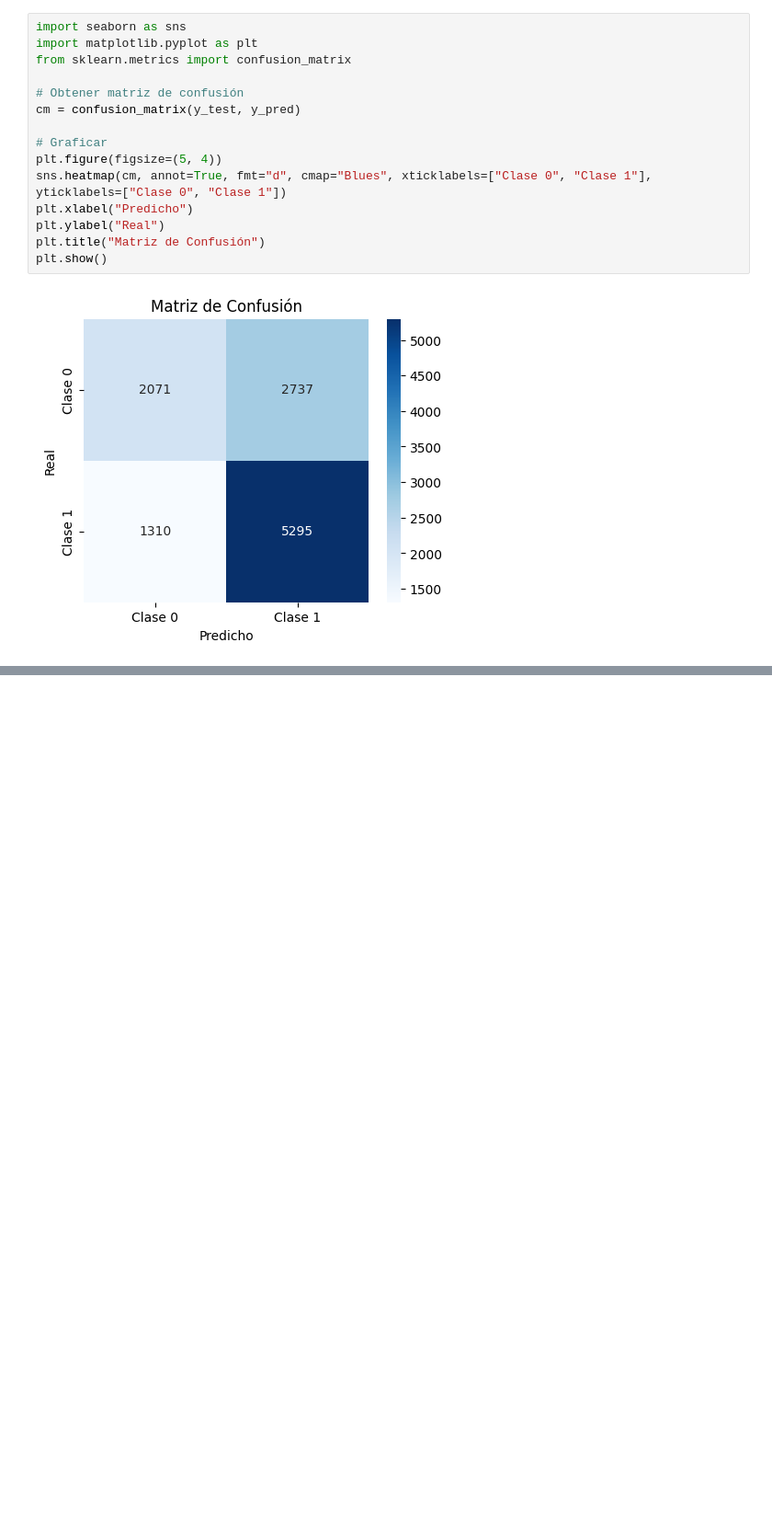
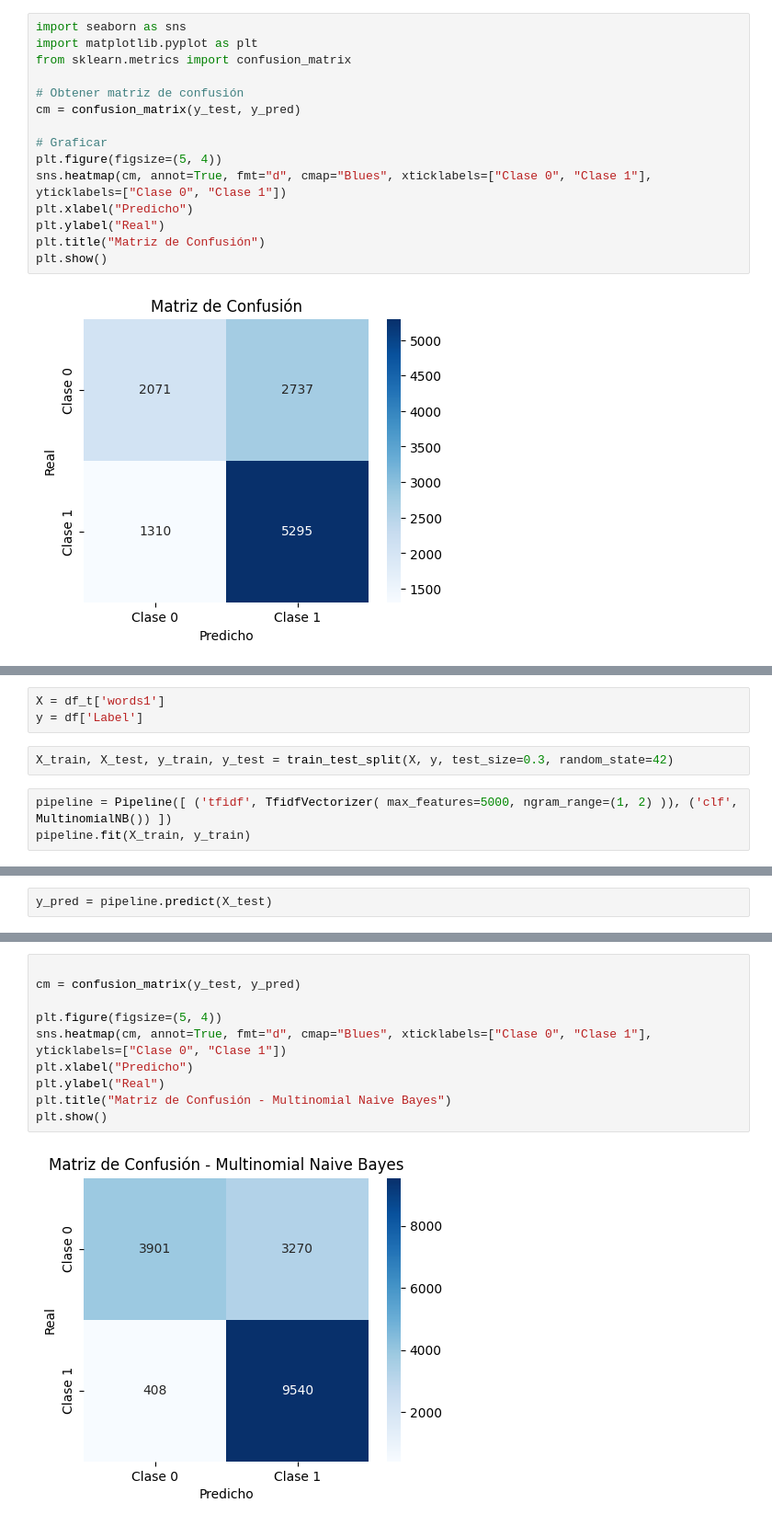
Before and after one commit to Jdpf28/Proyecto1, a Jupyter notebook: proyecto1.ipynb, the cells around one changed output, grey strips where cells are left out. Shown at 92% size. Drawn from its saved outputs; the diff is of its cells as text; blank space fills up the shorter version.

Commit message:
Modelo Bayes

```diff
--- a/proyecto1.ipynb
+++ b/proyecto1.ipynb
@@ -911,0 +970,8 @@ Successfully installed joblib-1.4.2 loky-3.4.1
+# %%
+X = df_t['words1']
+y = df['Label']
+# %%
+X_train, X_test, y_train, y_test = train_test_split(X, y, test_size=0.3, random_state=42)
+# %%
+pipeline = Pipeline([ ('tfidf', TfidfVectorizer( max_features=5000, ngram_range=(1, 2) )), ('clf', MultinomialNB()) ])
+pipeline.fit(X_train, y_train)
@@ -911,0 +982,2 @@ Successfully installed joblib-1.4.2 loky-3.4.1
+# %%
+y_pred = pipeline.predict(X_test)
@@ -911,0 +998,12 @@ Successfully installed joblib-1.4.2 loky-3.4.1
+# %%
+
+cm = confusion_matrix(y_test, y_pred)
+
+plt.figure(figsize=(5, 4))
+sns.heatmap(cm, annot=True, fmt="d", cmap="Blues", xticklabels=["Clase 0", "Clase 1"], yticklabels=["Clase 0", "Clase 1"])
+plt.xlabel("Predicho")
+plt.ylabel("Real")
+plt.title("Matriz de Confusión - Multinomial Naive Bayes")
+plt.show()
+# %% [output]
+[figure, added]
```
Also changed, not shown: parts of 17 cells of this notebook, 4 other files.
